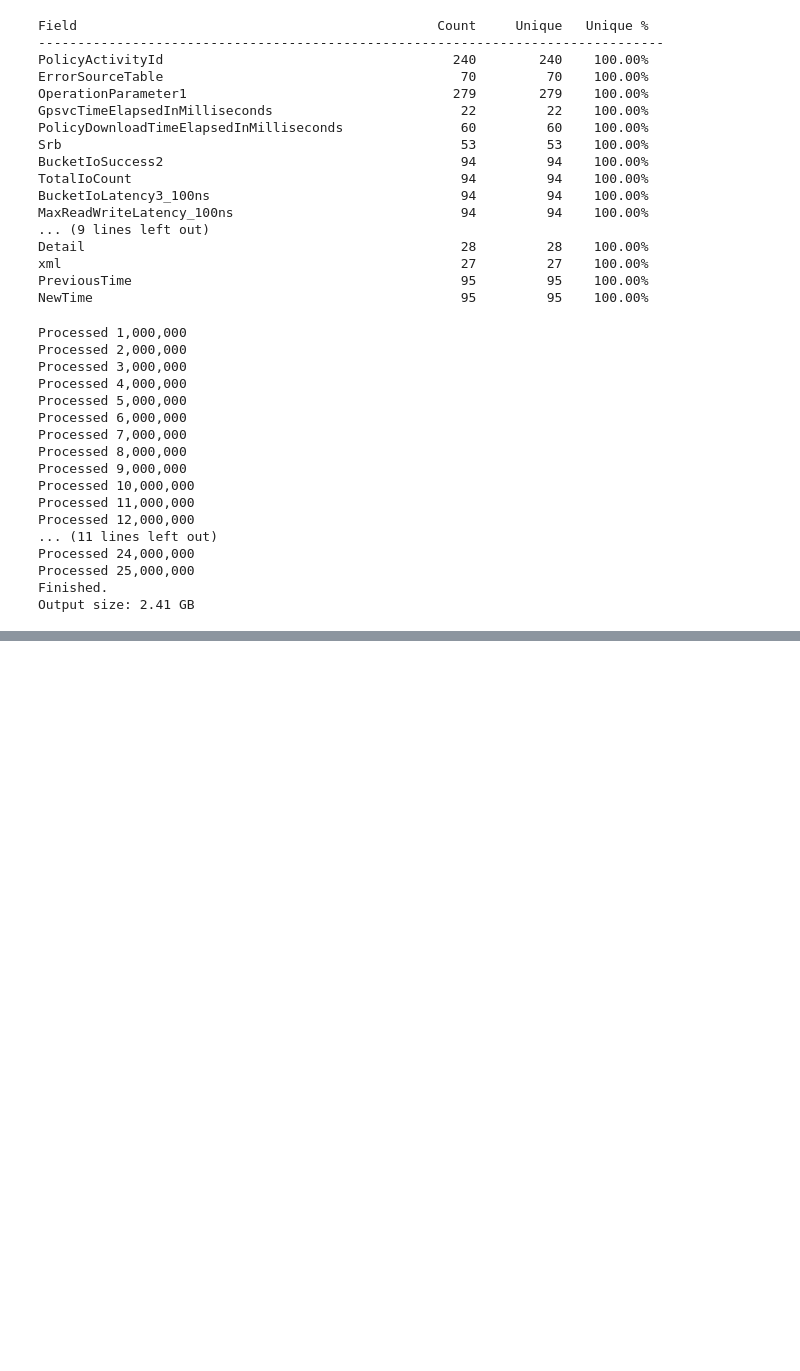
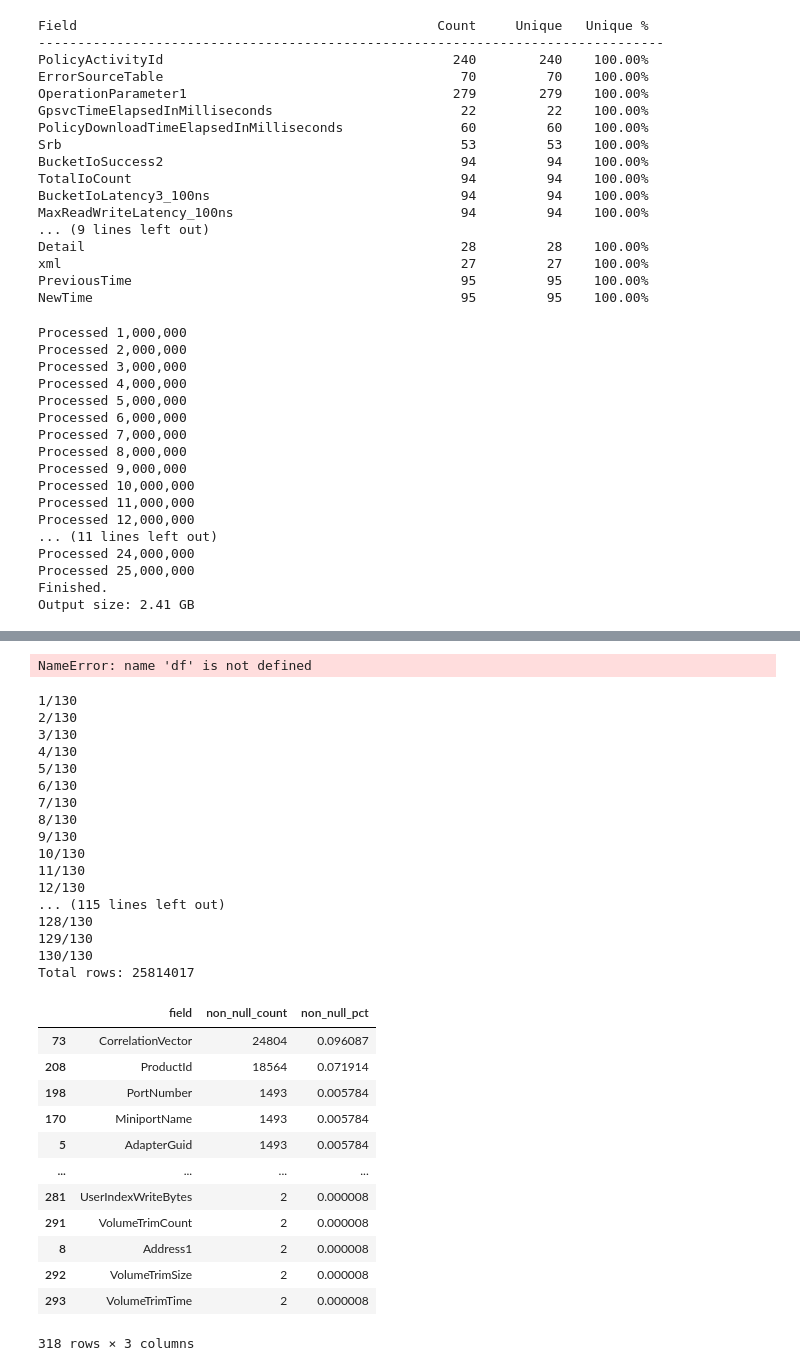
Before and after one commit to schrodinger2/theFrauds, a Jupyter notebook: ML/preprocessing/comiset.ipynb, the cells around one changed output, grey strips where cells are left out. Drawn from its saved outputs; the diff is of its cells as text; code cells hidden in the pictures; blank space fills up the shorter version.

```diff
--- a/ML/preprocessing/comiset.ipynb
+++ b/ML/preprocessing/comiset.ipynb
@@ -1022,0 +1522,6 @@ files.download("/content/dataset/comiset_lab_cleaned.jsonl.gz")
+# %%
+import gc
+del df
+gc.collect()
+# %% [output]
+NameError: name 'df' is not defined
@@ -1022,0 +1532,59 @@ files.download("/content/dataset/comiset_lab_cleaned.jsonl.gz")
+# %%
+empty_candidates = profile.loc[ profile.null_pct == 100, "field"].tolist()
+
+counts = {c: 0 for c in empty_candidates}
+
+for i, f in enumerate(FILES):
+    df = pl.read_parquet(f, columns=empty_candidates)
+
+    for col in empty_candidates:
+        counts[col] += df[col].is_not_null().sum()
+
+    del df
+
+    print(f"{i + 1}/{len(FILES)}")
+
+sparsity = pd.DataFrame({ "field": list(counts.keys()), "non_null_count": list(counts.values()) })
+
+total_rows = sum( pl.scan_parquet(f).select(pl.len()).collect().item() for f in FILES)
+
+print("Total rows:", total_rows)
+
+sparsity["non_null_pct"] = (
+    sparsity["non_null_count"] / total_rows * 100
+)
+
+display(
+    sparsity.sort_values("non_null_count", ascending=False)
+)
+# %% [output]
+1/130
+2/130
+3/130
+4/130
+5/130
+6/130
+7/130
+8/130
+9/130
+10/130
+11/130
+12/130
+... (115 lines left out)
+128/130
+129/130
+130/130
+Total rows: 25814017
+|  | field | non_null_count | non_null_pct |
+| 73 | CorrelationVector | 24804 | 0.096087 |
+| 208 | ProductId | 18564 | 0.071914 |
+| 198 | PortNumber | 1493 | 0.005784 |
+| 170 | MiniportName | 1493 | 0.005784 |
+| 5 | AdapterGuid | 1493 | 0.005784 |
+| ... | ... | ... | ... |
+| 281 | UserIndexWriteBytes | 2 | 0.000008 |
+| 291 | VolumeTrimCount | 2 | 0.000008 |
+| 8 | Address1 | 2 | 0.000008 |
+| 292 | VolumeTrimSize | 2 | 0.000008 |
+| 293 | VolumeTrimTime | 2 | 0.000008 |
+318 rows × 3 columns
```
Also changed, not shown: parts of 36 cells of this notebook.
